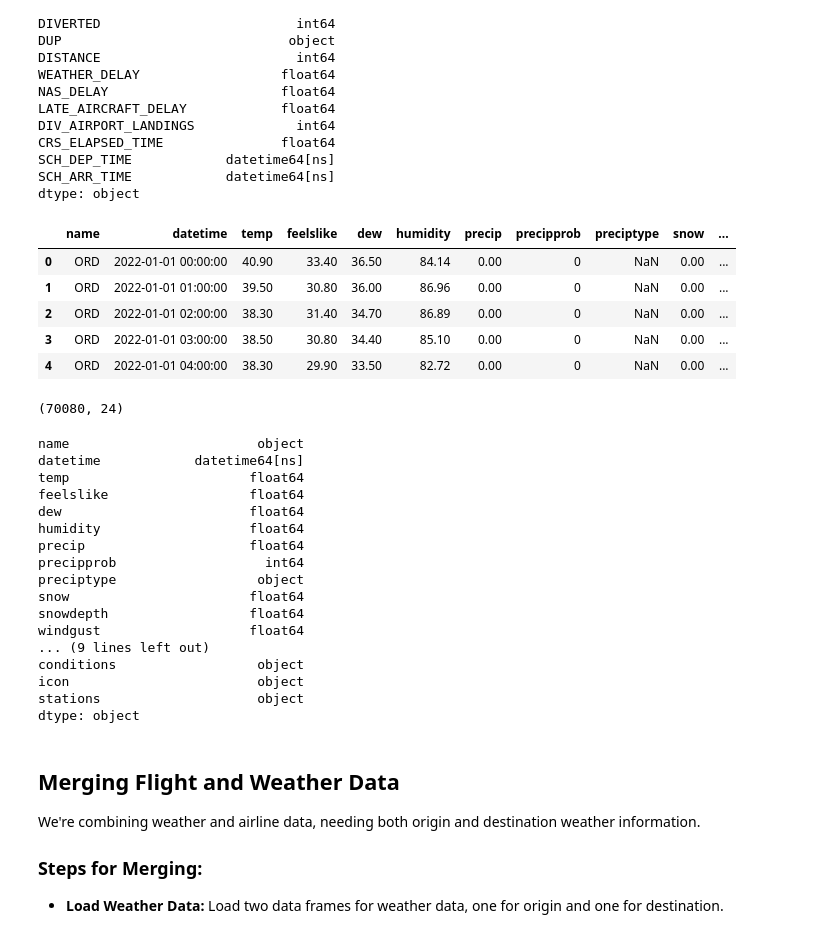
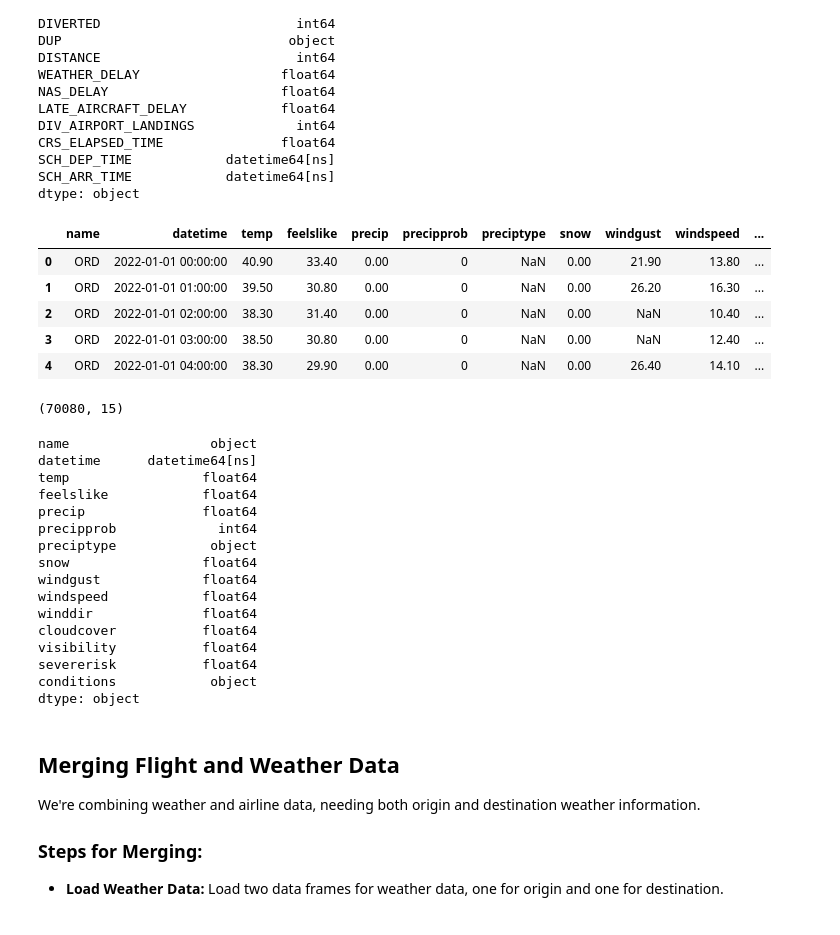
Before and after one commit to pksp99/flight-predictor, a Jupyter notebook: merge_flight_weather.ipynb, the cells around one changed output. Drawn from its saved outputs; the diff is of its cells as text; code cells hidden in the pictures.

Commit message:
Filtered weather data merged with all flight data.

```diff
--- a/merge_flight_weather.ipynb
+++ b/merge_flight_weather.ipynb
@@ -93,34 +93,33 @@ SCH_DEP_TIME            datetime64[ns]
 SCH_ARR_TIME            datetime64[ns]
 dtype: object
 # %%
-weather_data = pd.read_csv('./dataset/weather_data/merged_weather_hourly_2022_to_2023.csv', parse_dates=['datetime'])
+weather_data = pd.read_csv('./dataset/weather_data/merged_weather_hourly_2022_to_2023_filtered_columns.csv', parse_dates=['datetime'])
 weather_data.head()
 weather_data.shape
 weather_data.dtypes
 # %% [output]
-|  | name | datetime | temp | feelslike | dew | humidity | precip | precipprob | preciptype | snow | ... |
-| 0 | ORD | 2022-01-01 00:00:00 | 40.90 | 33.40 | 36.50 | 84.14 | 0.00 | 0 | NaN | 0.00 | ... |
-| 1 | ORD | 2022-01-01 01:00:00 | 39.50 | 30.80 | 36.00 | 86.96 | 0.00 | 0 | NaN | 0.00 | ... |
-| 2 | ORD | 2022-01-01 02:00:00 | 38.30 | 31.40 | 34.70 | 86.89 | 0.00 | 0 | NaN | 0.00 | ... |
-| 3 | ORD | 2022-01-01 03:00:00 | 38.50 | 30.80 | 34.40 | 85.10 | 0.00 | 0 | NaN | 0.00 | ... |
-| 4 | ORD | 2022-01-01 04:00:00 | 38.30 | 29.90 | 33.50 | 82.72 | 0.00 | 0 | NaN | 0.00 | ... |
+|  | name | datetime | temp | feelslike | precip | precipprob | preciptype | snow | windgust | windspeed | ... |
+| 0 | ORD | 2022-01-01 00:00:00 | 40.90 | 33.40 | 0.00 | 0 | NaN | 0.00 | 21.90 | 13.80 | ... |
+| 1 | ORD | 2022-01-01 01:00:00 | 39.50 | 30.80 | 0.00 | 0 | NaN | 0.00 | 26.20 | 16.30 | ... |
+| 2 | ORD | 2022-01-01 02:00:00 | 38.30 | 31.40 | 0.00 | 0 | NaN | 0.00 | NaN | 10.40 | ... |
+| 3 | ORD | 2022-01-01 03:00:00 | 38.50 | 30.80 | 0.00 | 0 | NaN | 0.00 | NaN | 12.40 | ... |
+| 4 | ORD | 2022-01-01 04:00:00 | 38.30 | 29.90 | 0.00 | 0 | NaN | 0.00 | 26.40 | 14.10 | ... |
-(70080, 24)
+(70080, 15)
-name                        object
-datetime            datetime64[ns]
-temp                       float64
-feelslike                  float64
-dew                        float64
-humidity                   float64
-precip                     float64
-precipprob                   int64
-preciptype                  object
-snow                       float64
-snowdepth                  float64
-windgust                   float64
-... (9 lines left out)
-conditions                  object
-icon                        object
-stations                    object
+name                  object
+datetime      datetime64[ns]
+temp                 float64
+feelslike            float64
+precip               float64
+precipprob             int64
+preciptype            object
+snow                 float64
+windgust             float64
+windspeed            float64
+winddir              float64
+cloudcover           float64
+visibility           float64
+severerisk           float64
+conditions            object
 dtype: object
 # %% [markdown]
 ## Merging Flight and Weather Data
```
Also changed, not shown: parts of 4 cells of this notebook, 3 other files.
